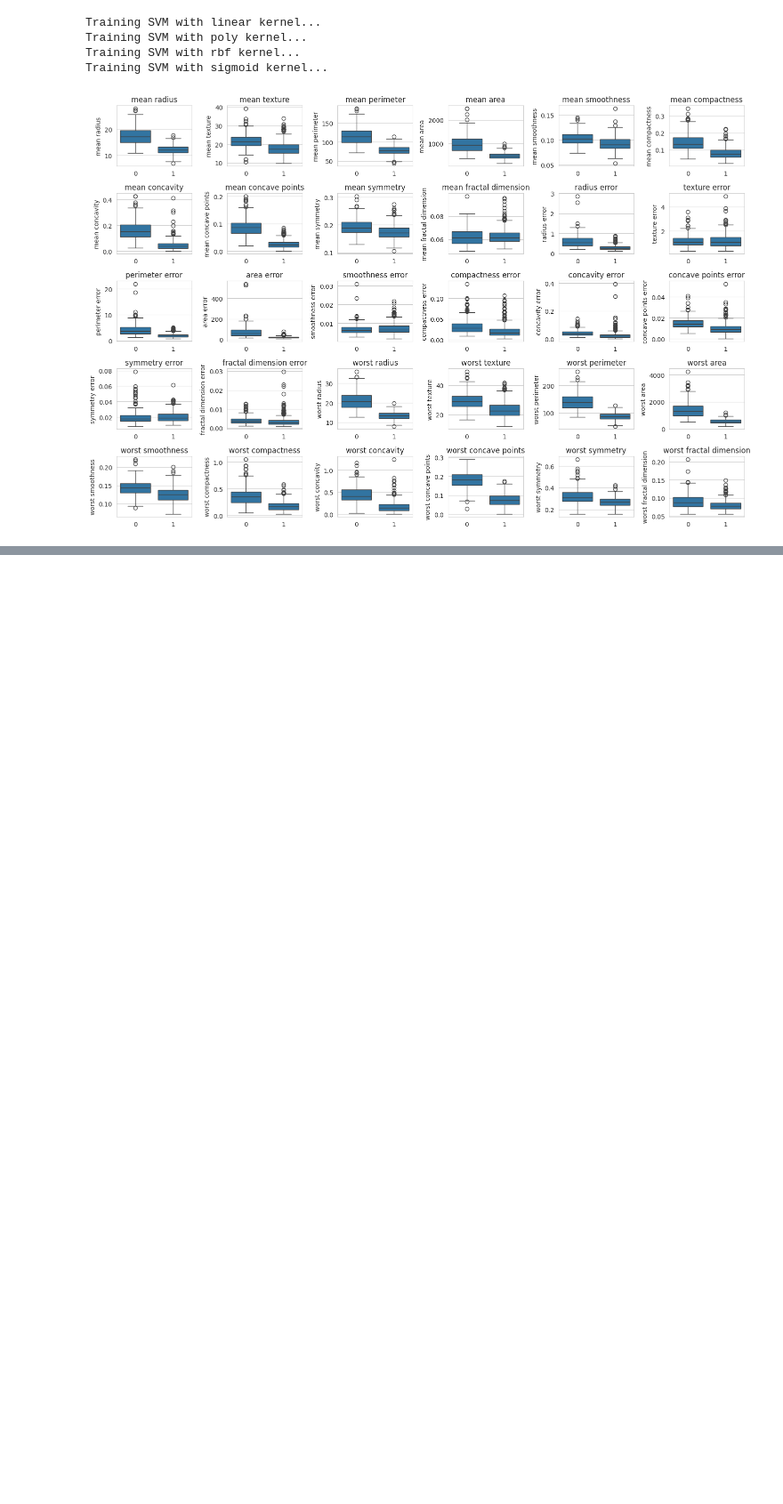
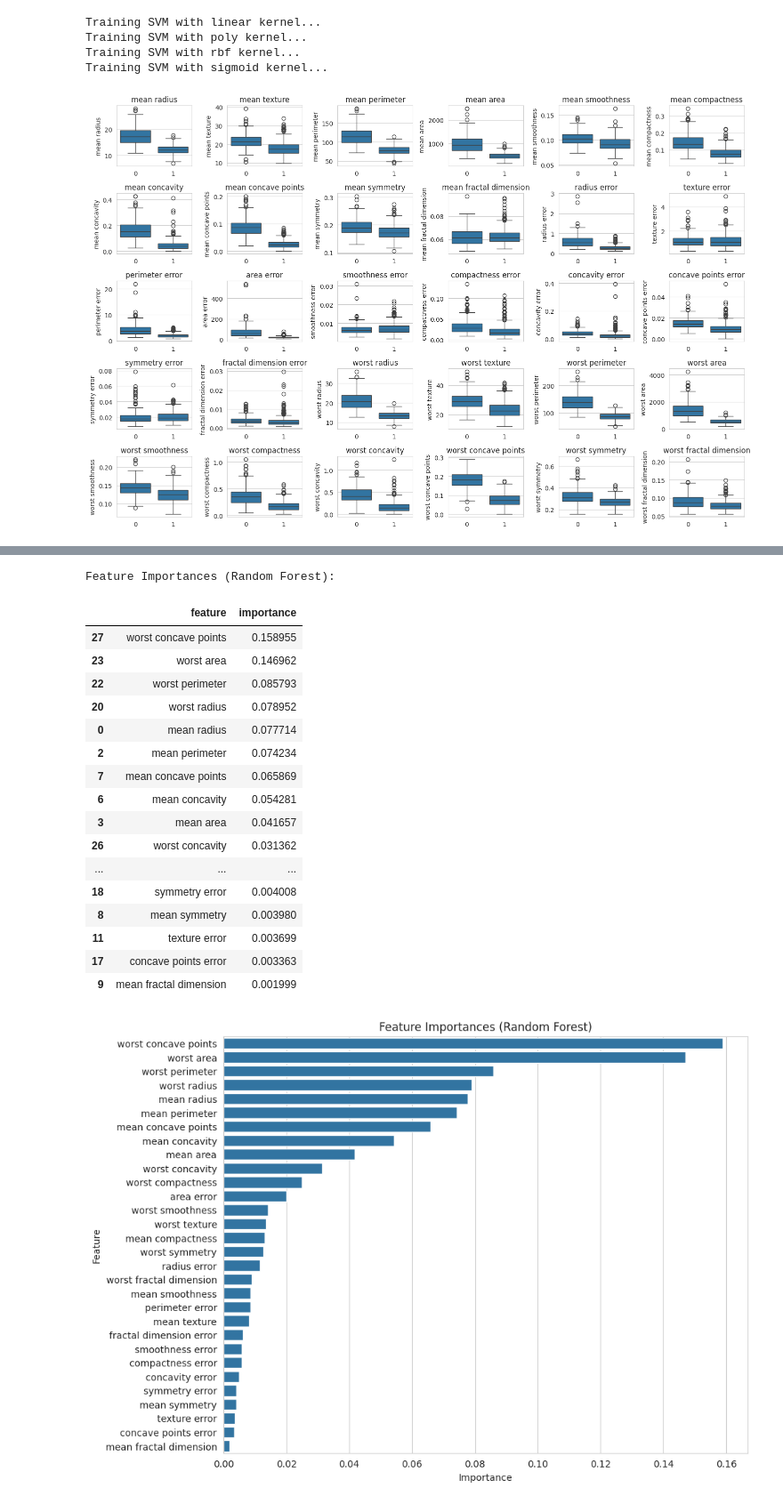
Before and after one commit to Dejisimple/CSC-587_Colabs, a Jupyter notebook: Copy_of_train_test_split_crossval_roc.ipynb, the cells around one changed output, grey strips where cells are left out. Shown at 89% size. Drawn from its saved outputs; the diff is of its cells as text; code cells hidden in the pictures; blank space fills up the shorter version.

```diff
--- a/Copy_of_train_test_split_crossval_roc.ipynb
+++ b/Copy_of_train_test_split_crossval_roc.ipynb
@@ -194,0 +211,44 @@ plt.show()
+# %%
+# Get feature importances from the Random Forest model
+feature_importances = rf_model.feature_importances_
+
+# Create a DataFrame for better visualization
+feature_importance_df = pd.DataFrame({
+    'feature': df.columns[:-1],
+    'importance': feature_importances
+})
+
+# Sort features by importance
+feature_importance_df = feature_importance_df.sort_values('importance', ascending=False)
+
+# Display feature importances
+print("Feature Importances (Random Forest):")
+display(feature_importance_df)
+
+# Optionally, visualize feature importances
+plt.figure(figsize=(10, 8))
+sns.barplot(x='importance', y='feature', data=feature_importance_df)
+plt.title("Feature Importances (Random Forest)")
+plt.xlabel("Importance")
+plt.ylabel("Feature")
+plt.show()
+# %% [output]
+Feature Importances (Random Forest):
+|  | feature | importance |
+| 27 | worst concave points | 0.158955 |
+| 23 | worst area | 0.146962 |
+| 22 | worst perimeter | 0.085793 |
+| 20 | worst radius | 0.078952 |
+| 0 | mean radius | 0.077714 |
+| 2 | mean perimeter | 0.074234 |
+| 7 | mean concave points | 0.065869 |
+| 6 | mean concavity | 0.054281 |
+| 3 | mean area | 0.041657 |
+| 26 | worst concavity | 0.031362 |
+| ... | ... | ... |
+| 18 | symmetry error | 0.004008 |
+| 8 | mean symmetry | 0.003980 |
+| 11 | texture error | 0.003699 |
+| 17 | concave points error | 0.003363 |
+| 9 | mean fractal dimension | 0.001999 |
+[figure, added]
```
Also changed, not shown: parts of 15 cells of this notebook.
